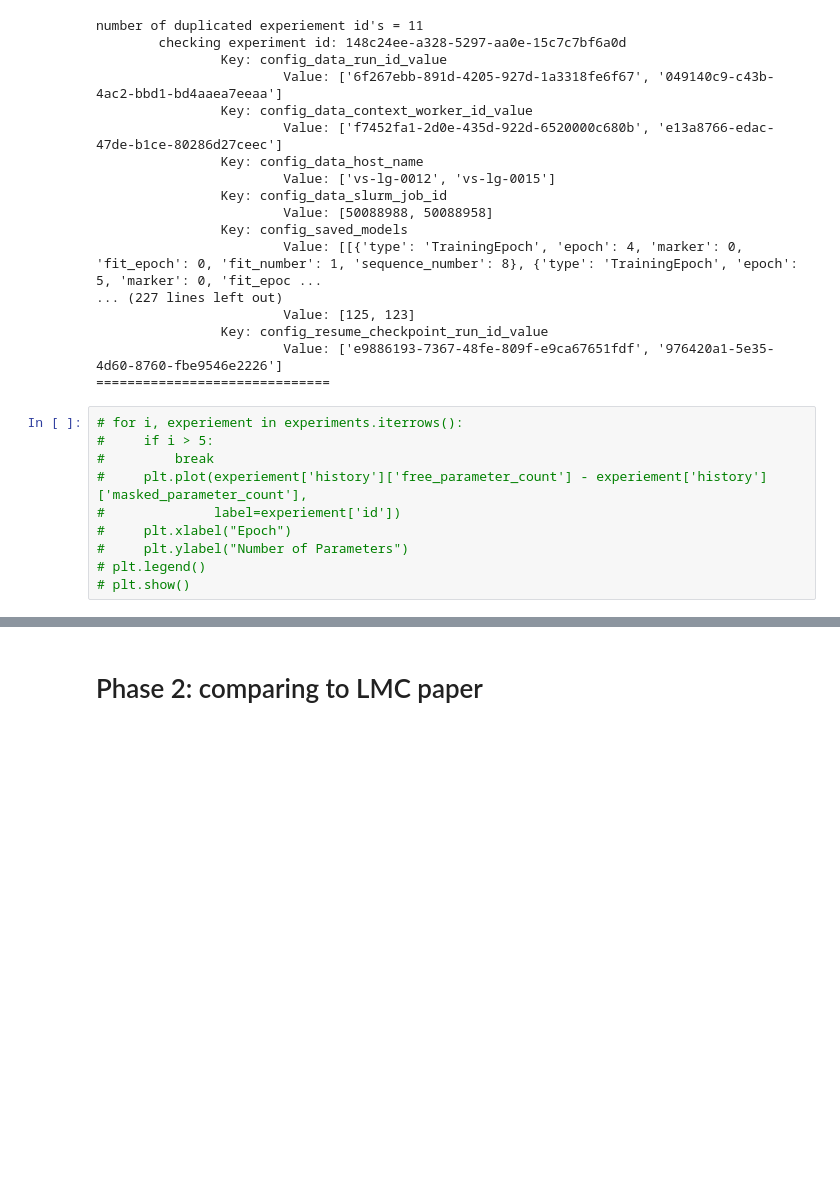
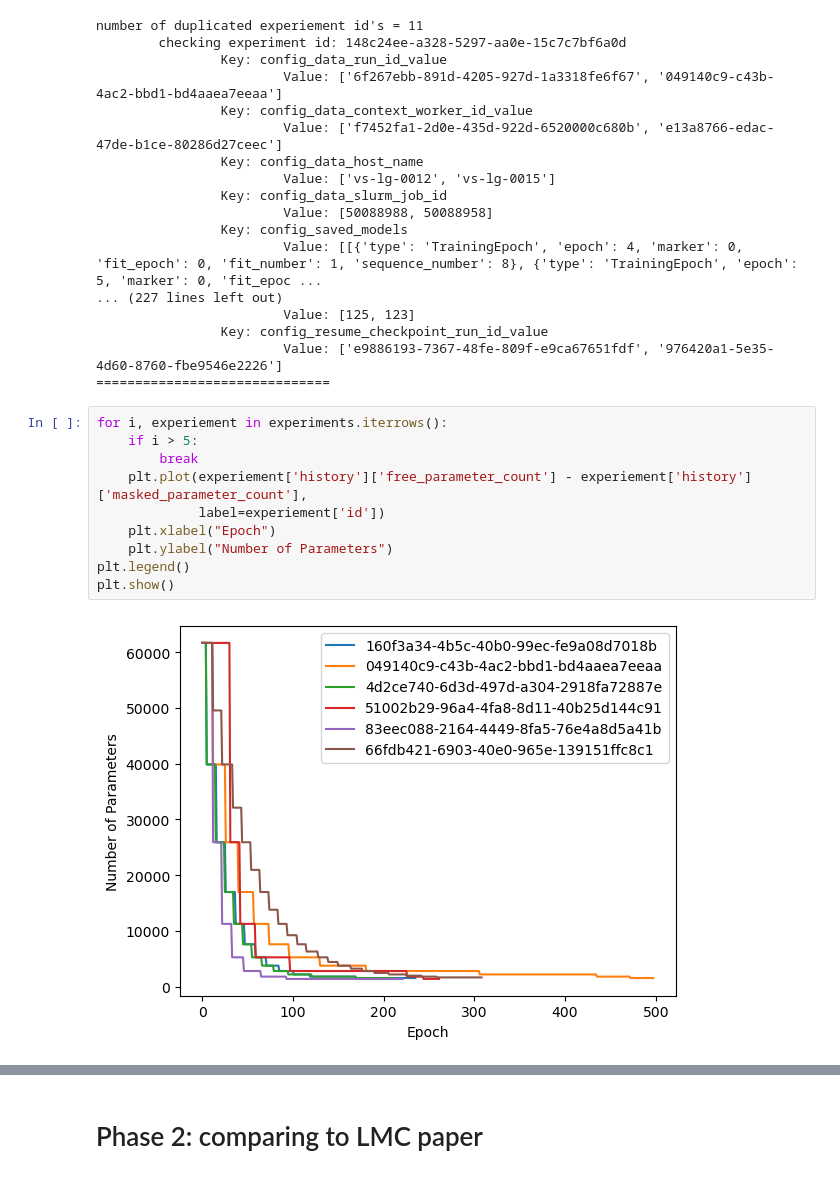
Before and after one commit to NREL/BUTTER-Empirical-Deep-Learning-Experimental-Framework, a Jupyter notebook: example/study.ipynb, the cells around one changed output, grey strips where cells are left out. Saved outputs shown, nothing was run; the diff lists cells and outputs as text; blank space fills up the shorter version.

```diff
--- a/example/study.ipynb
+++ b/example/study.ipynb
@@ -278,13 +323,15 @@ number of duplicated experiement id's = 11
                         Value: ['e9886193-7367-48fe-809f-e9ca67651fdf', '976420a1-5e35-4d60-8760-fbe9546e2226']
 ==============================
 # %%
-# for i, experiement in experiments.iterrows():
-#     if i > 5:
-#         break
-#     plt.plot(experiement['history']['free_parameter_count'] - experiement['history']['masked_parameter_count'],
-#              label=experiement['id'])
-#     plt.xlabel("Epoch")
-#     plt.ylabel("Number of Parameters")
-# plt.legend()
-# plt.show()
+for i, experiement in experiments.iterrows():
+    if i > 5:
+        break
+    plt.plot(experiement['history']['free_parameter_count'] - experiement['history']['masked_parameter_count'],
+             label=experiement['id'])
+    plt.xlabel("Epoch")
+    plt.ylabel("Number of Parameters")
+plt.legend()
+plt.show()
+# %% [output]
+[figure, added]
 # %%
```
Also changed, not shown: parts of 21 cells of this notebook.
